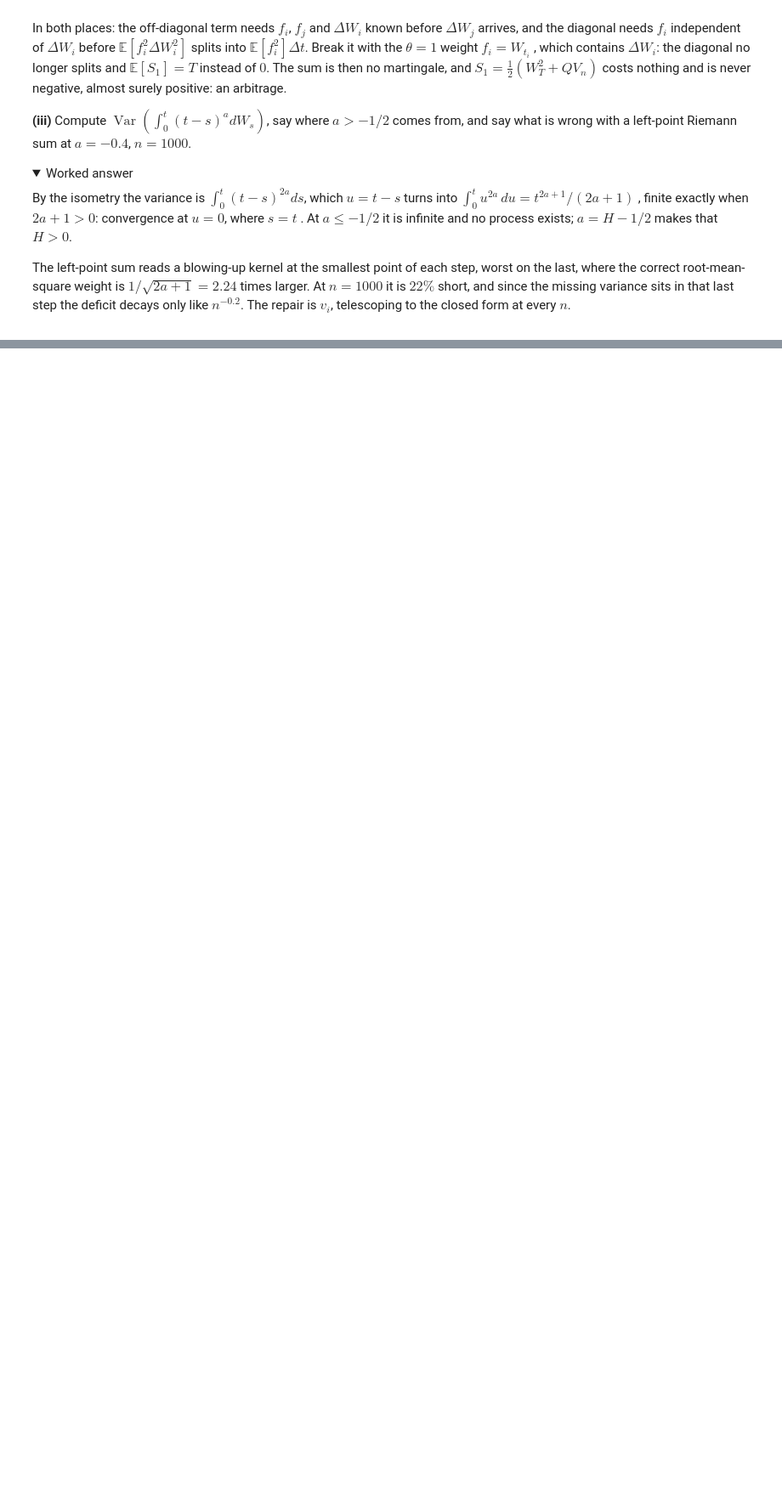
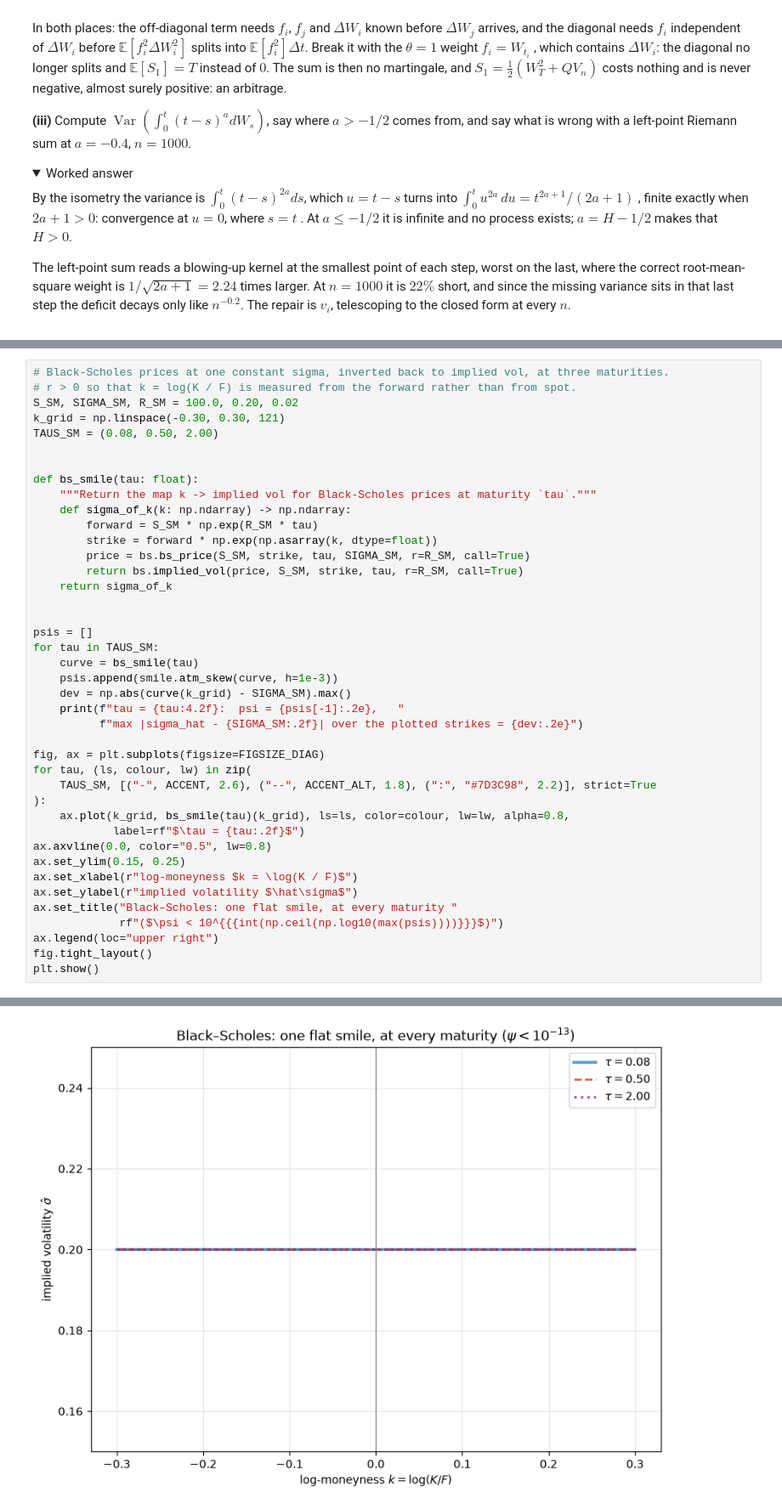
Before and after one commit to coreyjpritchard/rough-volatility, a Jupyter notebook: 00_warmup.ipynb, the cells around one changed output, grey strips where cells are left out. Shown at 85% size. Saved outputs shown, nothing was run; the diff lists cells and outputs as text; folded sections open; blank space fills up the shorter version.

```diff
--- a/00_warmup.ipynb
+++ b/00_warmup.ipynb
@@ -1206,0 +1457,42 @@ $n^{-0.2}$. The repair is $v_i$, telescoping to the closed form at every $n$.
+# %%
+# Black-Scholes prices at one constant sigma, inverted back to implied vol, at three maturities.
+# r > 0 so that k = log(K / F) is measured from the forward rather than from spot.
+S_SM, SIGMA_SM, R_SM = 100.0, 0.20, 0.02
+k_grid = np.linspace(-0.30, 0.30, 121)
+TAUS_SM = (0.08, 0.50, 2.00)
+
+
+def bs_smile(tau: float):
+    """Return the map k -> implied vol for Black-Scholes prices at maturity `tau`."""
+    def sigma_of_k(k: np.ndarray) -> np.ndarray:
+        forward = S_SM * np.exp(R_SM * tau)
+        strike = forward * np.exp(np.asarray(k, dtype=float))
+        price = bs.bs_price(S_SM, strike, tau, SIGMA_SM, r=R_SM, call=True)
+        return bs.implied_vol(price, S_SM, strike, tau, r=R_SM, call=True)
+    return sigma_of_k
+
+
+psis = []
+for tau in TAUS_SM:
+    curve = bs_smile(tau)
+    psis.append(smile.atm_skew(curve, h=1e-3))
+    dev = np.abs(curve(k_grid) - SIGMA_SM).max()
+    print(f"tau = {tau:4.2f}:  psi = {psis[-1]:.2e},   "
+          f"max |sigma_hat - {SIGMA_SM:.2f}| over the plotted strikes = {dev:.2e}")
+
+fig, ax = plt.subplots(figsize=FIGSIZE_DIAG)
+for tau, (ls, colour, lw) in zip(
+    TAUS_SM, [("-", ACCENT, 2.6), ("--", ACCENT_ALT, 1.8), (":", "#7D3C98", 2.2)], strict=True
+):
+    ax.plot(k_grid, bs_smile(tau)(k_grid), ls=ls, color=colour, lw=lw, alpha=0.8,
+            label=rf"$\tau = {tau:.2f}$")
+ax.axvline(0.0, color="0.5", lw=0.8)
+ax.set_ylim(0.15, 0.25)
+ax.set_xlabel(r"log-moneyness $k = \log(K / F)$")
+ax.set_ylabel(r"implied volatility $\hat\sigma$")
+ax.set_title("Black–Scholes: one flat smile, at every maturity "
+             rf"($\psi < 10^{{{int(np.ceil(np.log10(max(psis))))}}}$)")
+ax.legend(loc="upper right")
+fig.tight_layout()
+plt.show()
+# %% [output]
@@ -1206,0 +1502 @@ $n^{-0.2}$. The repair is $v_i$, telescoping to the closed form at every $n$.
+[figure, added]
```
Also changed, not shown: parts of 21 cells of this notebook, 5 other files.
